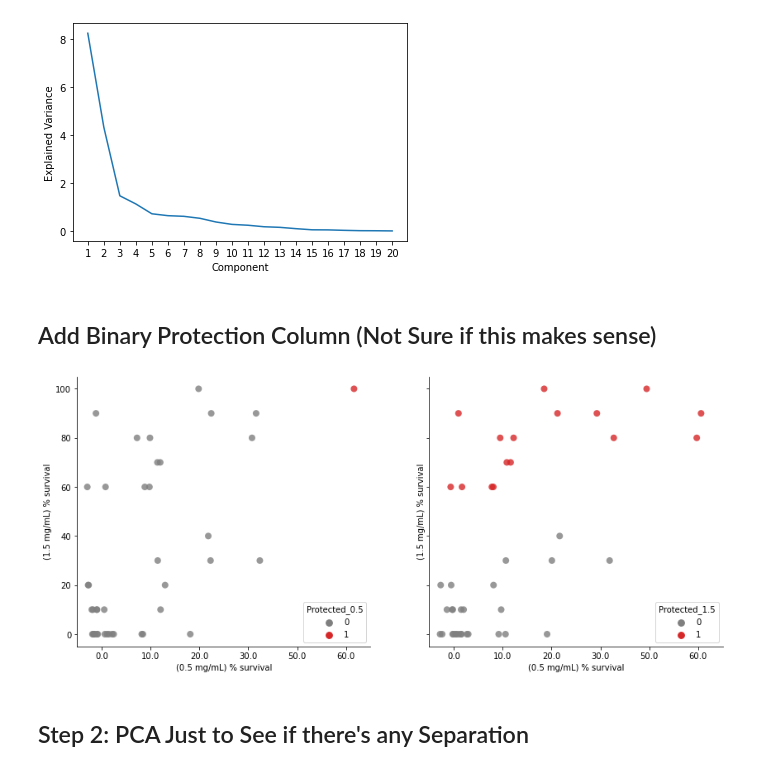
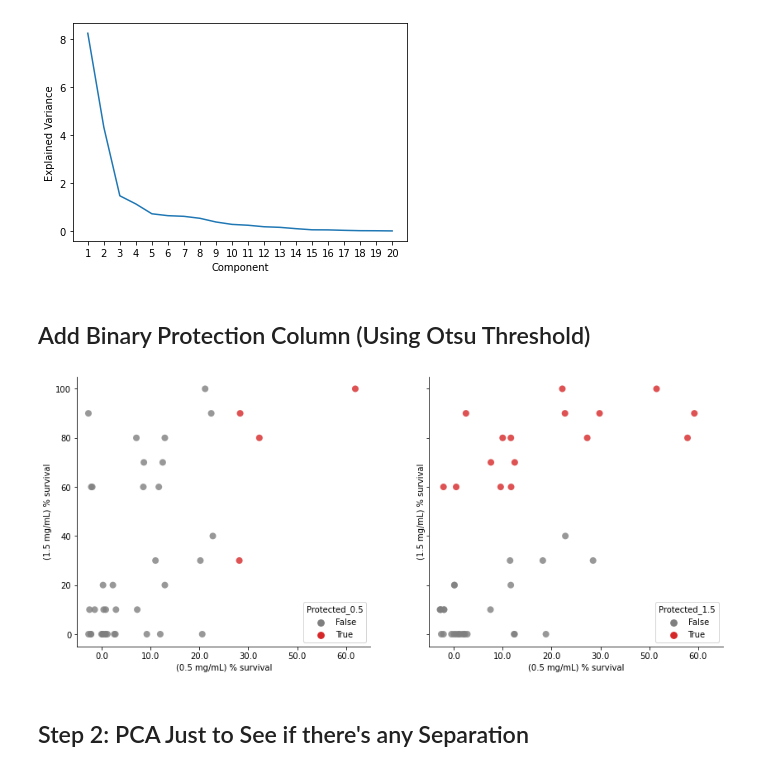
Before and after one commit to sanju99/covic, a Jupyter notebook: covic.ipynb, the cells around one changed output. Cells and saved outputs as stored; diff of their text form; code cells hidden in the pictures.

```diff
--- a/covic.ipynb
+++ b/covic.ipynb
@@ -279,7 +283,7 @@ plt.show()
 # visualizer.fit(X)        # Fit data to visualizer
 # visualizer.show()
 # %% [markdown]
-## Add Binary Protection Column (Not Sure if this makes sense)
+## Add Binary Protection Column (Using Otsu Threshold)
 # %%
 def add_protection_binary(df_final, conc):
     '''
@@ -290,40 +294,43 @@ def add_protection_binary(df_final, conc):
 
     survival_vals = df_copy[f"({conc} mg/mL) % survival"].dropna().values.reshape(-1, 1)
 
+    otsu_thresh = skimage.filters.threshold_otsu(survival_vals)
+
     # 2 groups -- protected and not protected
-    kmeans = KMeans(2).fit(survival_vals)
+    # kmeans = KMeans(2).fit(survival_vals)
 
     # remove the NaNs in the survival column at the given concentration
     df_copy = df_copy.loc[~np.isnan(df_copy[f"({conc} mg/mL) % survival"])].reset_index(drop=True)
-    df_copy[f"Protected_{conc}"] = kmeans.labels_
+    # df_copy[f"Protected_{conc}"] = kmeans.labels_
+    df_copy[f"Protected_{conc}"] = survival_vals >= otsu_thresh
 
     counts_protected = df_copy.groupby(f"Protected_{conc}").size().values
 
     # number of unprotected animals is much higher, so switch labels if 1 has been assigned to the unprotected animals
     if counts_protected[0] < counts_protected[1]:
         df_copy[f"Protected_{conc}"] = df_copy[f"Protected_{conc}"].replace({1:0, 0:1})
 
     return df_copy
 
 
 fig, ax = plt.subplots(1, 2, figsize=(14, 6), sharex=True, sharey=True)
 ax = ax.flatten()
 
 palette = {1:"tab:red",
        0:"tab:gray"}
 
 df_low = add_protection_binary(df_final, "0.5")
 df_high = add_protection_binary(df_final, "1.5")
 
 sns.stripplot("(0.5 mg/mL) % survival", "(1.5 mg/mL) % survival", hue="Protected_0.5",
               data=df_low, palette=palette, s=8, alpha=0.8, jitter=0.3, ax=ax[0])
 
 sns.stripplot("(0.5 mg/mL) % survival", "(1.5 mg/mL) % survival", hue="Protected_1.5",
               data=df_high, palette=palette, s=8, alpha=0.8, jitter=0.3, ax=ax[1])
 sns.despine()
 
 plt.show()
 # %% [output]
-[figure, old version]
+[figure, new version]
 # %% [markdown]
 ## Step 2: PCA Just to See if there's any Separation
```
Also changed, not shown: parts of 23 cells of this notebook, 11 other files.
